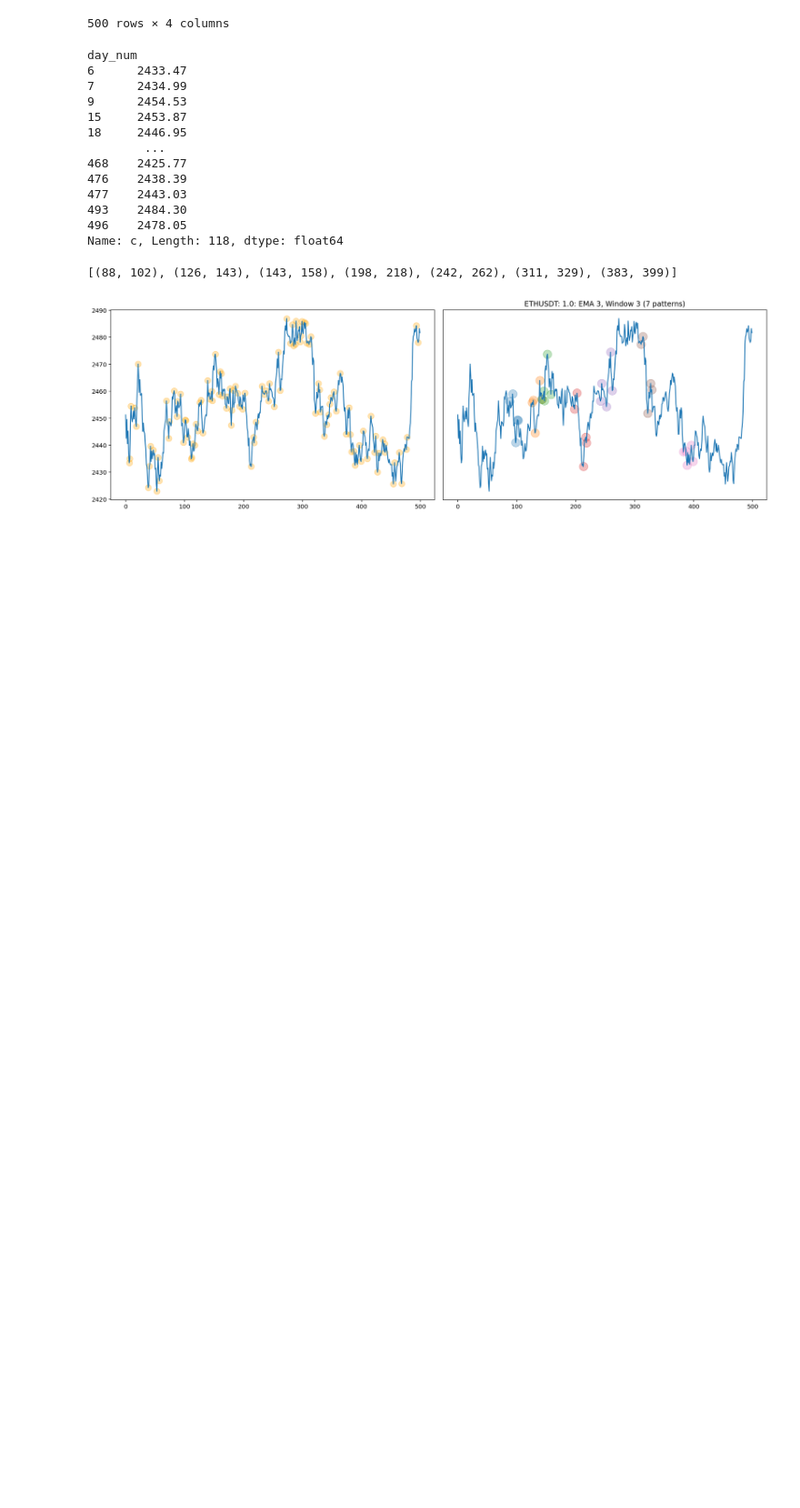
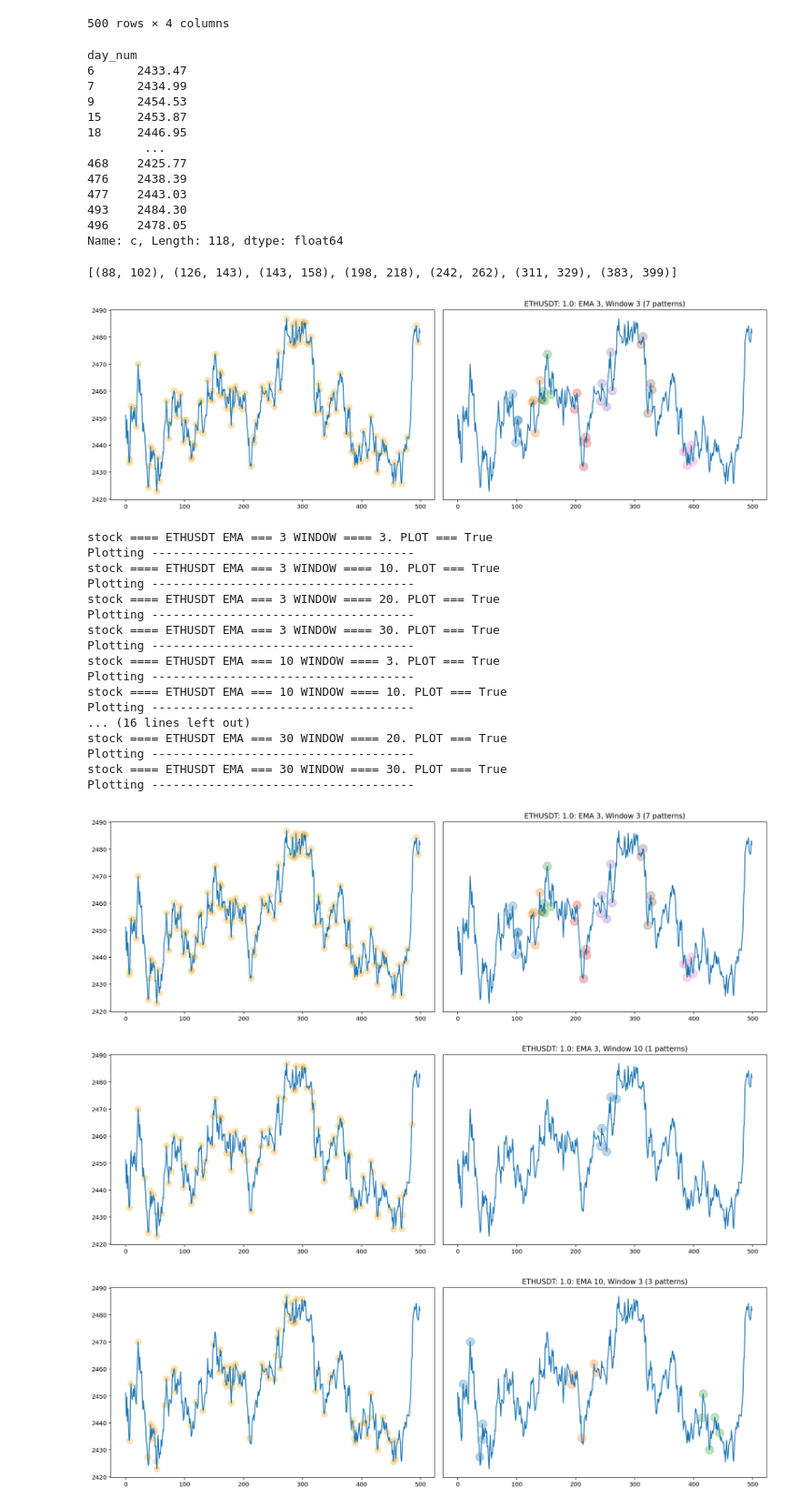
Before and after one commit to tysoncung/crypto-chart-patterns, a Jupyter notebook: chart-patterns.ipynb, the cells around one changed output. Shown at 91% size. Cells and saved outputs as stored; diff of their text form; code cells hidden in the pictures; blank space fills up the shorter version.

Commit message:
add get results to export

```diff
--- a/chart-patterns.ipynb
+++ b/chart-patterns.ipynb
@@ -175,8 +175,8 @@ def get_results(prices, max_min, pat, stock, ema_, window_):
 
     incr = str((prices.index[1] - prices.index[0]).seconds/60)
 
-    #fw_list = [1, 12, 24, 36]
-    fw_list = [1, 2, 3]
+    fw_list = [1, 12, 24, 36]
+    #fw_list = [1, 2, 3]
     results = []
     if len(pat.items()) > 0:
         end_dates = [v for k, v in pat.items()][0]
@@ -187,7 +187,7 @@ def get_results(prices, max_min, pat, stock, ema_, window_):
                          'window': window_,
                          'date': date}
             for x in fw_list:
-                returns = (prices['close'].pct_change(x).shift(-x).reset_index(drop=True).dropna())
+                returns = (prices['c'].pct_change(x).shift(-x).reset_index(drop=True).dropna())
                 try:
                     param_res['fw_ret_{}'.format(x)] = returns.loc[date[1]]
                 except Exception as e:
@@ -204,9 +204,9 @@ def get_results(prices, max_min, pat, stock, ema_, window_):
         results.append(param_res)
     return pd.DataFrame(results)
 # %%
-def screener(stock_data, ema_list, window_list, plot, results):
+def screener(prices, ema_list, window_list, plot, results):
 
-    all_results = stock_data
+    all_results = pd.DataFrame()
     for ema_ in ema_list:
         for window_ in window_list:
             print(f"stock ==== {stock} EMA === {ema_} WINDOW ==== {window_}. PLOT === {plot}")
@@ -220,3 +220,28 @@ def screener(stock_data, ema_list, window_list, plot, results):
 
     if results == True:
         return all_results.reset_index(drop=True)
+# %%
+ema_list = [3, 10, 20, 30, ]
+window_list = [3, 10, 20, 30, ]
+results = screener(resampled_prices, ema_list, window_list, plot=True, results=True)
+# %% [output]
+stock ==== ETHUSDT EMA === 3 WINDOW ==== 3. PLOT === True
+Plotting -------------------------------------
+stock ==== ETHUSDT EMA === 3 WINDOW ==== 10. PLOT === True
+Plotting -------------------------------------
+stock ==== ETHUSDT EMA === 3 WINDOW ==== 20. PLOT === True
+Plotting -------------------------------------
+stock ==== ETHUSDT EMA === 3 WINDOW ==== 30. PLOT === True
+Plotting -------------------------------------
+stock ==== ETHUSDT EMA === 10 WINDOW ==== 3. PLOT === True
+Plotting -------------------------------------
+stock ==== ETHUSDT EMA === 10 WINDOW ==== 10. PLOT === True
+Plotting -------------------------------------
+... (16 lines left out)
+stock ==== ETHUSDT EMA === 30 WINDOW ==== 20. PLOT === True
+Plotting -------------------------------------
+stock ==== ETHUSDT EMA === 30 WINDOW ==== 30. PLOT === True
+Plotting -------------------------------------
+[figure, added]
+[figure, added]
+[figure, added]
```
Also changed, not shown: parts of 2 cells of this notebook.
